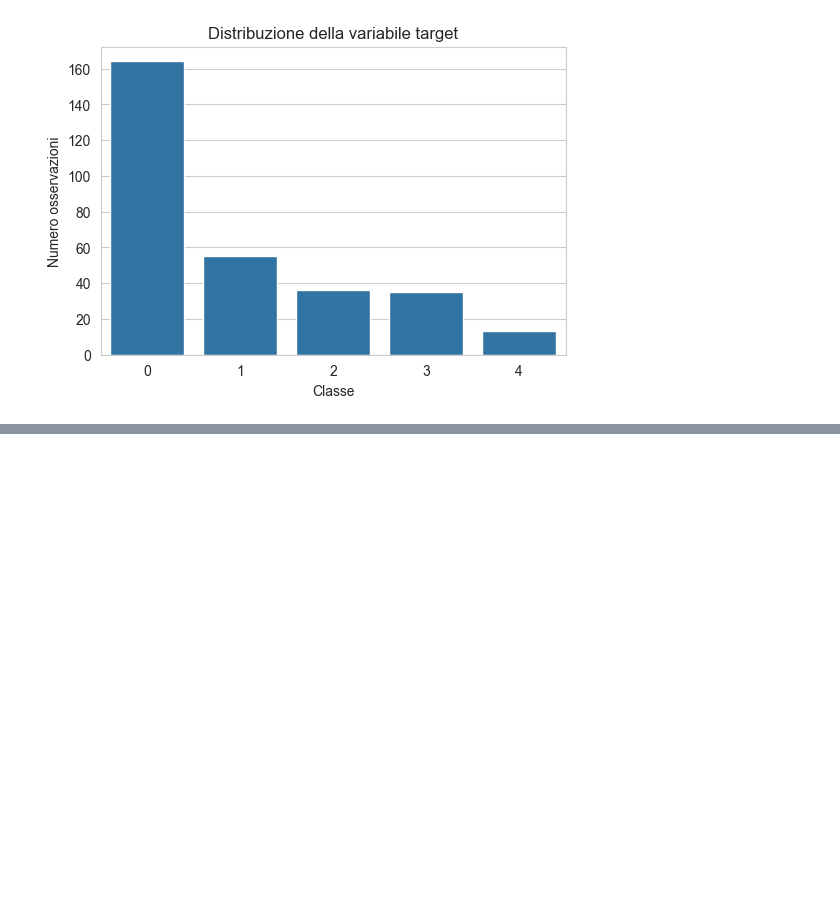
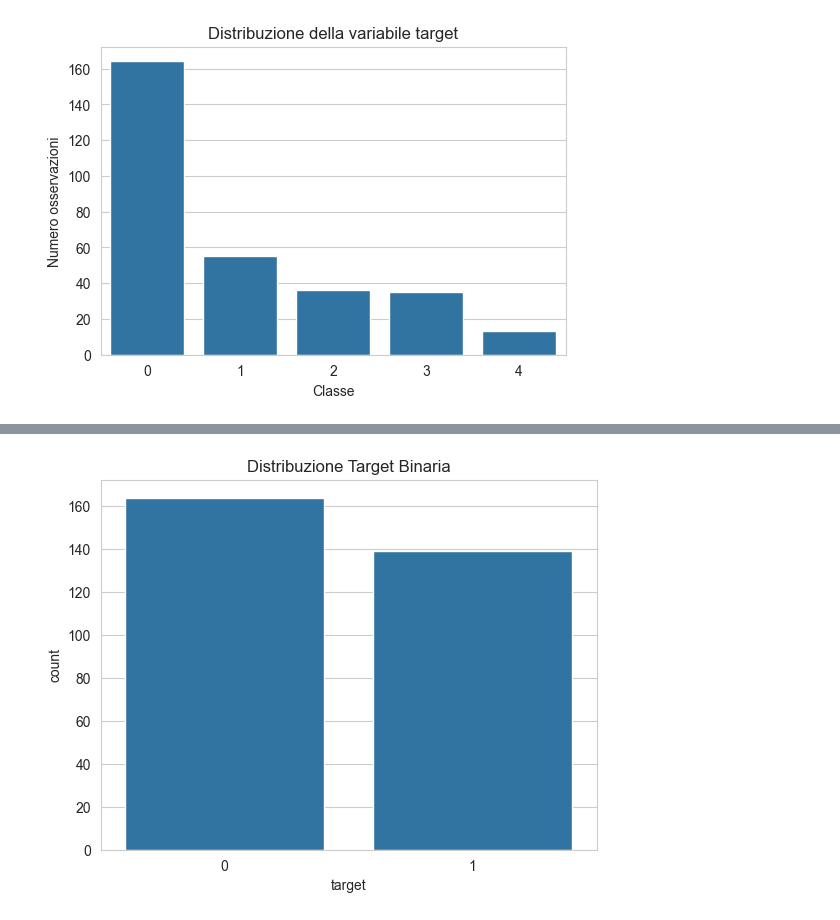
Before and after one commit to enri-arn/heart-disease-ml-classification, a Jupyter notebook: heart-disease-ml-classification.ipynb, the cells around one changed output, grey strips where cells are left out. Cells and saved outputs as stored; diff of their text form; code cells hidden in the pictures; blank space fills up the shorter version.

```diff
--- a/heart-disease-ml-classification.ipynb
+++ b/heart-disease-ml-classification.ipynb
@@ -221,0 +308,6 @@ L'analisi dei valori mancanti consentirà inoltre di definire le opportune strat
+# %%
+df["target"] = (
+    df["num"] > 0
+).astype(int)
+
+df["target"].value_counts()
@@ -221,0 +332,9 @@ L'analisi dei valori mancanti consentirà inoltre di definire le opportune strat
+# %%
+sns.countplot(
+    x=df["target"]
+)
+
+plt.title("Distribuzione Target Binaria")
+plt.show()
+# %% [output]
+[figure, added]
```
Also changed, not shown: parts of 41 cells of this notebook.
